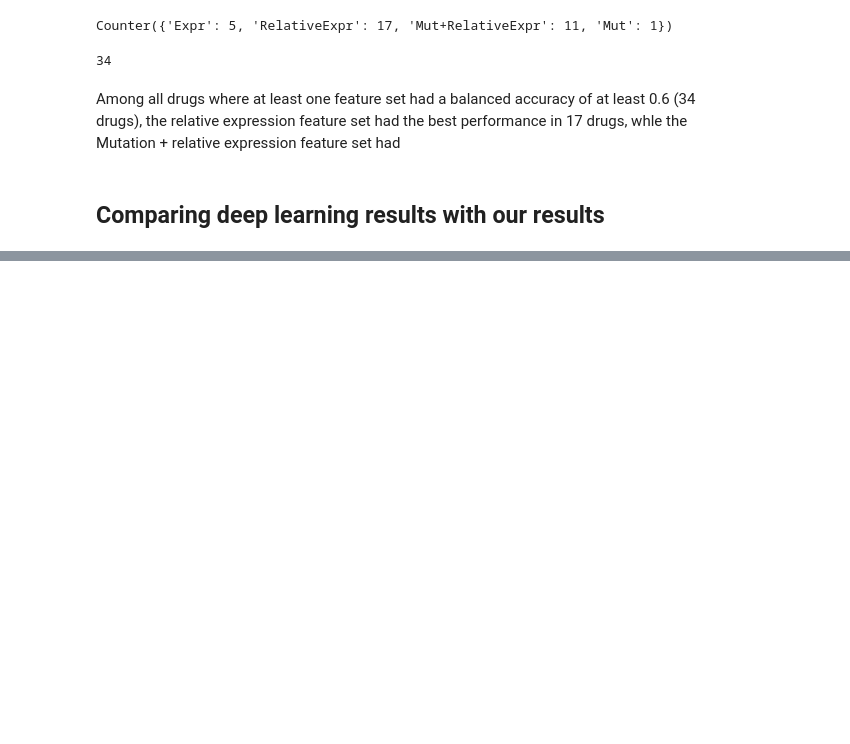
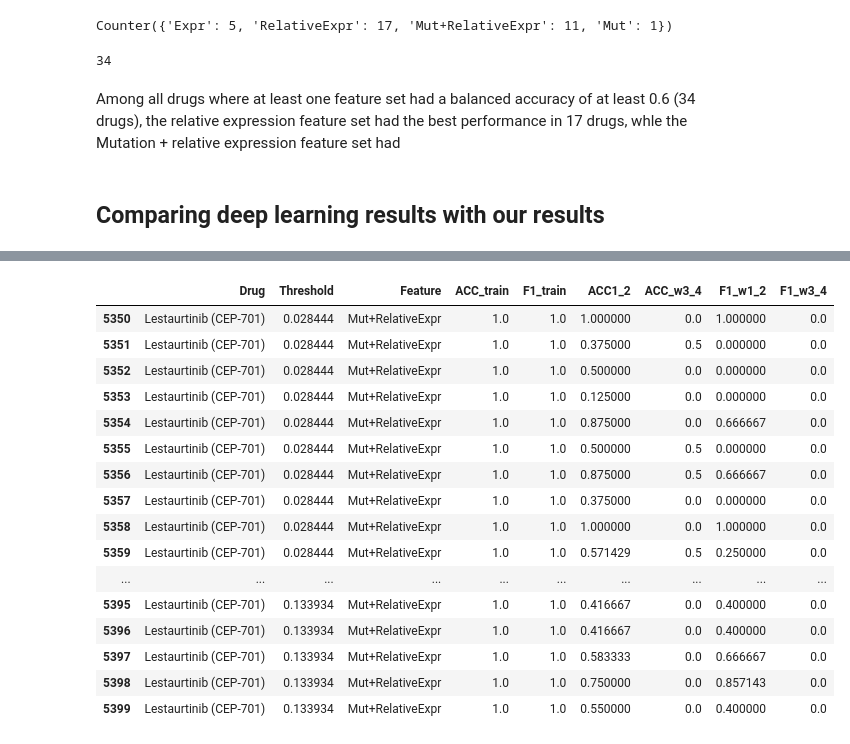
Before and after one commit to IlyaLab/KG_predict_DrugResponse, a Jupyter notebook: notebooks/publication_figures.ipynb, the cells around one changed output, grey strips where cells are left out. Saved outputs shown, nothing was run; the diff lists cells and outputs as text; code cells hidden in the pictures; blank space fills up the shorter version.

```diff
--- a/notebooks/publication_figures.ipynb
+++ b/notebooks/publication_figures.ipynb
@@ -569,0 +600,20 @@ drug_results_comparison
+# %%
+data[(data.Drug=='Lestaurtinib (CEP-701)') & (data.Feature=='Mut+RelativeExpr')]
+# %% [output]
+|  | Drug | Threshold | Feature | ACC_train | F1_train | ACC1_2 | ACC_w3_4 | F1_w1_2 | F1_w3_4 |
+| 5350 | Lestaurtinib (CEP-701) | 0.028444 | Mut+RelativeExpr | 1.0 | 1.0 | 1.000000 | 0.0 | 1.000000 | 0.0 |
+| 5351 | Lestaurtinib (CEP-701) | 0.028444 | Mut+RelativeExpr | 1.0 | 1.0 | 0.375000 | 0.5 | 0.000000 | 0.0 |
+| 5352 | Lestaurtinib (CEP-701) | 0.028444 | Mut+RelativeExpr | 1.0 | 1.0 | 0.500000 | 0.0 | 0.000000 | 0.0 |
+| 5353 | Lestaurtinib (CEP-701) | 0.028444 | Mut+RelativeExpr | 1.0 | 1.0 | 0.125000 | 0.0 | 0.000000 | 0.0 |
+| 5354 | Lestaurtinib (CEP-701) | 0.028444 | Mut+RelativeExpr | 1.0 | 1.0 | 0.875000 | 0.0 | 0.666667 | 0.0 |
+| 5355 | Lestaurtinib (CEP-701) | 0.028444 | Mut+RelativeExpr | 1.0 | 1.0 | 0.500000 | 0.5 | 0.000000 | 0.0 |
+| 5356 | Lestaurtinib (CEP-701) | 0.028444 | Mut+RelativeExpr | 1.0 | 1.0 | 0.875000 | 0.5 | 0.666667 | 0.0 |
+| 5357 | Lestaurtinib (CEP-701) | 0.028444 | Mut+RelativeExpr | 1.0 | 1.0 | 0.375000 | 0.0 | 0.000000 | 0.0 |
+| 5358 | Lestaurtinib (CEP-701) | 0.028444 | Mut+RelativeExpr | 1.0 | 1.0 | 1.000000 | 0.0 | 1.000000 | 0.0 |
+| 5359 | Lestaurtinib (CEP-701) | 0.028444 | Mut+RelativeExpr | 1.0 | 1.0 | 0.571429 | 0.5 | 0.250000 | 0.0 |
+| ... | ... | ... | ... | ... | ... | ... | ... | ... | ... |
+| 5395 | Lestaurtinib (CEP-701) | 0.133934 | Mut+RelativeExpr | 1.0 | 1.0 | 0.416667 | 0.0 | 0.400000 | 0.0 |
+| 5396 | Lestaurtinib (CEP-701) | 0.133934 | Mut+RelativeExpr | 1.0 | 1.0 | 0.416667 | 0.0 | 0.400000 | 0.0 |
+| 5397 | Lestaurtinib (CEP-701) | 0.133934 | Mut+RelativeExpr | 1.0 | 1.0 | 0.583333 | 0.0 | 0.666667 | 0.0 |
+| 5398 | Lestaurtinib (CEP-701) | 0.133934 | Mut+RelativeExpr | 1.0 | 1.0 | 0.750000 | 0.0 | 0.857143 | 0.0 |
+| 5399 | Lestaurtinib (CEP-701) | 0.133934 | Mut+RelativeExpr | 1.0 | 1.0 | 0.550000 | 0.0 | 0.400000 | 0.0 |
```
Also changed, not shown: parts of 6 cells of this notebook.
